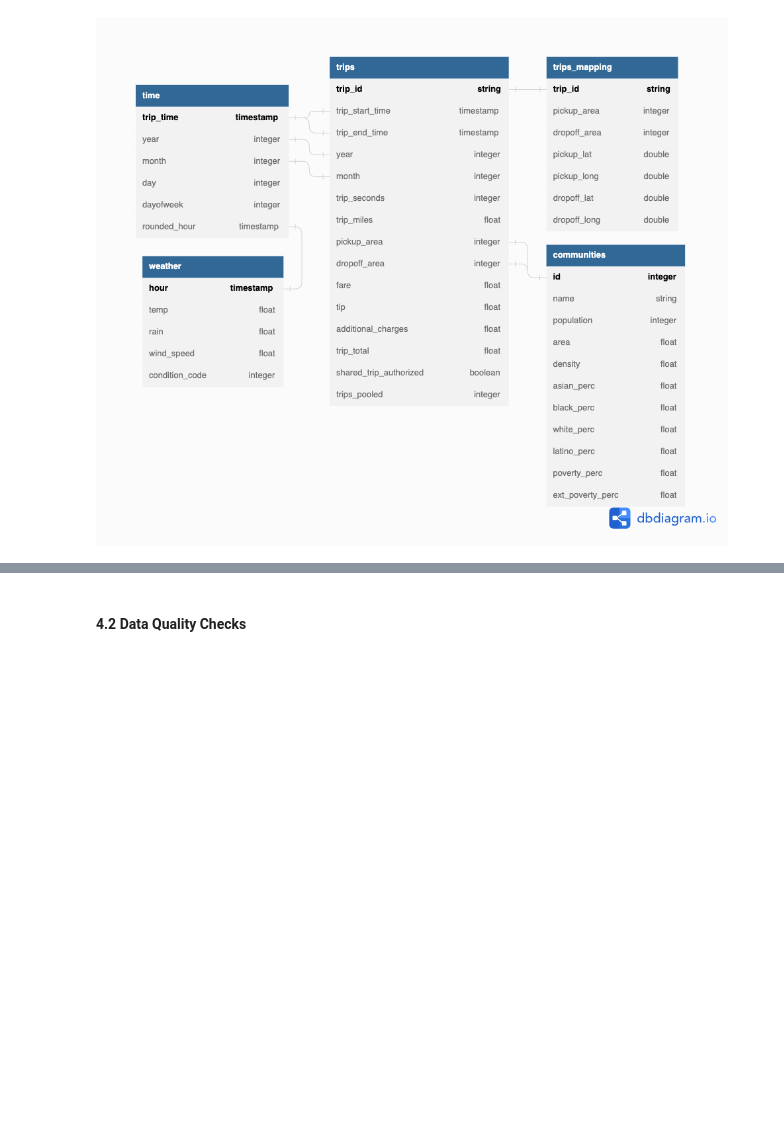
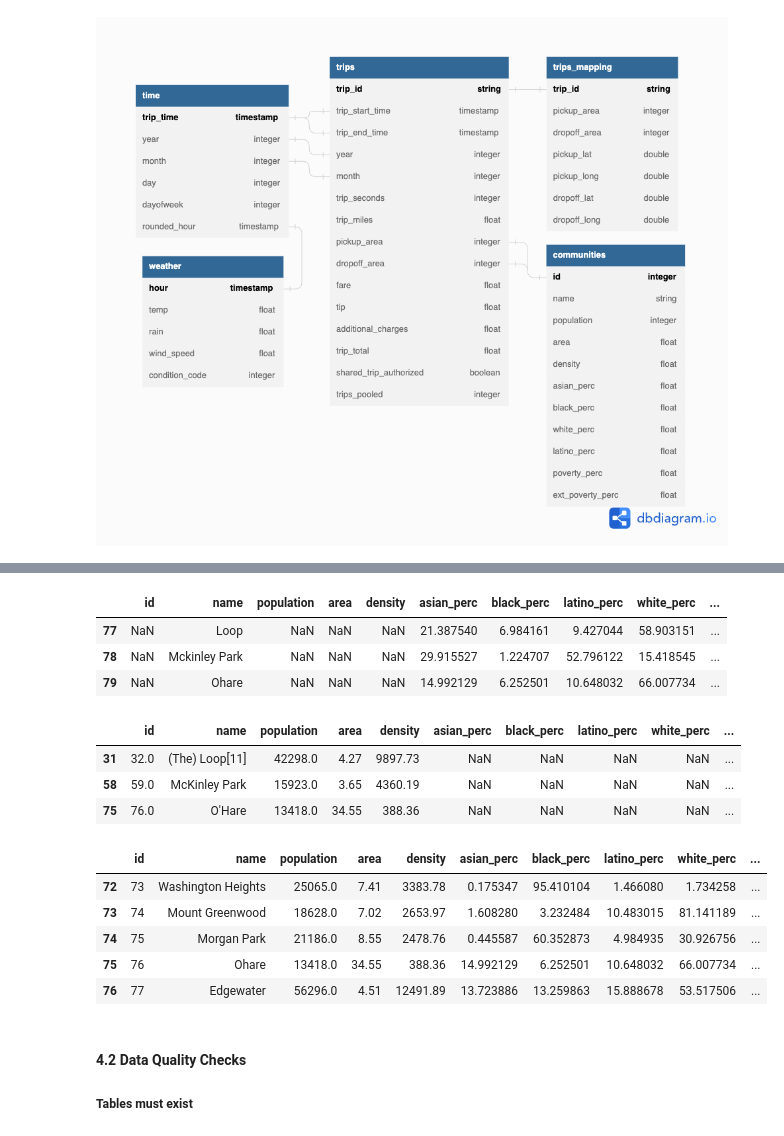
Before and after one commit to sandramuschkorgel/chicagotripsdataset, a Jupyter notebook: Capstone Project.ipynb, the cells around one changed output, grey strips where cells are left out. Cells and saved outputs as stored; diff of their text form; code cells hidden in the pictures; blank space fills up the shorter version.

```diff
--- a/Capstone Project.ipynb
+++ b/Capstone Project.ipynb
@@ -648 +818,33 @@ weather_cleaned.to_csv("data/weather_cleaned.csv")
+# %%
+communities_table[communities_table.population.isnull()]
+# %% [output]
+|  | id | name | population | area | density | asian_perc | black_perc | latino_perc | white_perc | ... |
+| 77 | NaN | Loop | NaN | NaN | NaN | 21.387540 | 6.984161 | 9.427044 | 58.903151 | ... |
+| 78 | NaN | Mckinley Park | NaN | NaN | NaN | 29.915527 | 1.224707 | 52.796122 | 15.418545 | ... |
+| 79 | NaN | Ohare | NaN | NaN | NaN | 14.992129 | 6.252501 | 10.648032 | 66.007734 | ... |
+# %%
+communities_table[communities_table.black_perc.isnull()]
+# %% [output]
+|  | id | name | population | area | density | asian_perc | black_perc | latino_perc | white_perc | ... |
+| 31 | 32.0 | (The) Loop[11] | 42298.0 | 4.27 | 9897.73 | NaN | NaN | NaN | NaN | ... |
+| 58 | 59.0 | McKinley Park | 15923.0 | 3.65 | 4360.19 | NaN | NaN | NaN | NaN | ... |
+| 75 | 76.0 | O'Hare | 13418.0 | 34.55 | 388.36 | NaN | NaN | NaN | NaN | ... |
+# %%
+df1.loc[df1[df1.name == "(The) Loop[11]"].index, "name"] = "Loop"
+# %%
+df1.loc[df1[df1.name == "McKinley Park"].index, "name"] = "Mckinley Park"
+# %%
+df1.loc[df1[df1.name == "O'Hare"].index, "name"] = "Ohare"
+# %%
+# Merge both dataframes again
+communities_table = df1.merge(df2, on="name", how="outer")
+# %%
+communities_table.tail()
+# %% [output]
+|  | id | name | population | area | density | asian_perc | black_perc | latino_perc | white_perc | ... |
+| 72 | 73 | Washington Heights | 25065.0 | 7.41 | 3383.78 | 0.175347 | 95.410104 | 1.466080 | 1.734258 | ... |
+| 73 | 74 | Mount Greenwood | 18628.0 | 7.02 | 2653.97 | 1.608280 | 3.232484 | 10.483015 | 81.141189 | ... |
+| 74 | 75 | Morgan Park | 21186.0 | 8.55 | 2478.76 | 0.445587 | 60.352873 | 4.984935 | 30.926756 | ... |
+| 75 | 76 | Ohare | 13418.0 | 34.55 | 388.36 | 14.992129 | 6.252501 | 10.648032 | 66.007734 | ... |
+| 76 | 77 | Edgewater | 56296.0 | 4.51 | 12491.89 | 13.723886 | 13.259863 | 15.888678 | 53.517506 | ... |
 # %%
@@ -655,2 +852,4 @@ time_table = trips_cleaned.withColumn
 # %% [markdown]
 #### 4.2 Data Quality Checks
+
+##### Tables must exist
```
Also changed, not shown: parts of 101 cells of this notebook.
